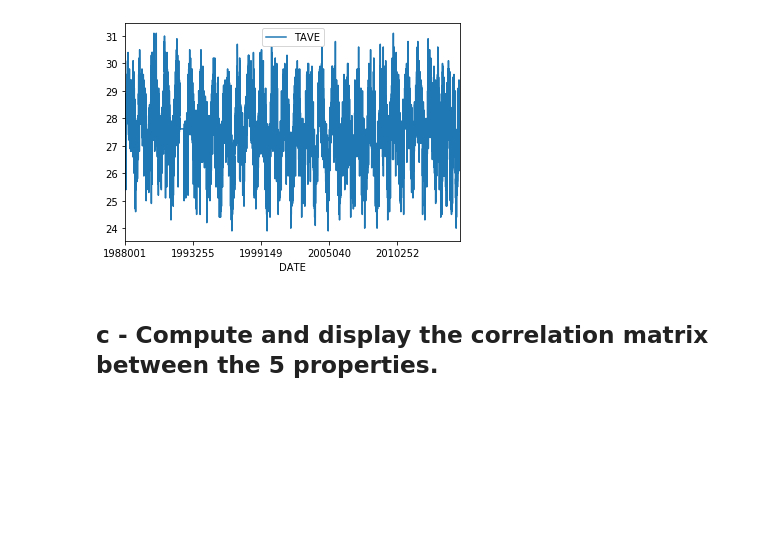
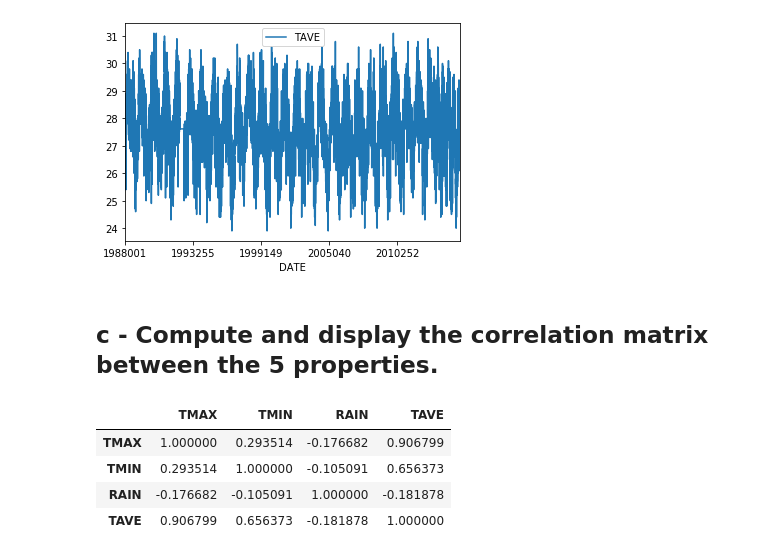
Before and after one commit to JK-Pair/Data_analysis, a Jupyter notebook: Assignment.ipynb, the cells around one changed output. Saved outputs shown, nothing was run; the diff lists cells and outputs as text; code cells hidden in the pictures; blank space fills up the shorter version.

```diff
--- a/Assignment.ipynb
+++ b/Assignment.ipynb
@@ -204,8 +204,14 @@ for item in range(len(data_copy.columns.values)):
 # %% [markdown]
 ## c - Compute and display the correlation matrix between the 5 properties.
 # %%
-new_corrMatrix = df_avg.corr()
+new_corrMatrix = data_avg.corr()
 new_corrMatrix
+# %% [output]
+|  | TMAX | TMIN | RAIN | TAVE |
+| TMAX | 1.000000 | 0.293514 | -0.176682 | 0.906799 |
+| TMIN | 0.293514 | 1.000000 | -0.105091 | 0.656373 |
+| RAIN | -0.176682 | -0.105091 | 1.000000 | -0.181878 |
+| TAVE | 0.906799 | 0.656373 | -0.181878 | 1.000000 |
 # %%
 sn.heatmap(new_corrMatrix, annot=True, cmap='Blues')
 plt.show()
```
Also changed, not shown: parts of 9 cells of this notebook.
